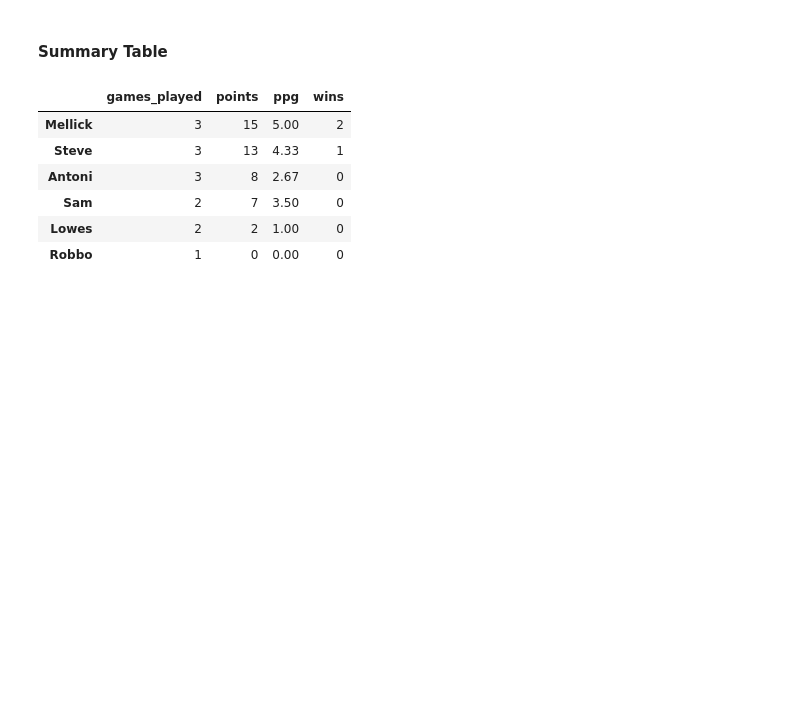
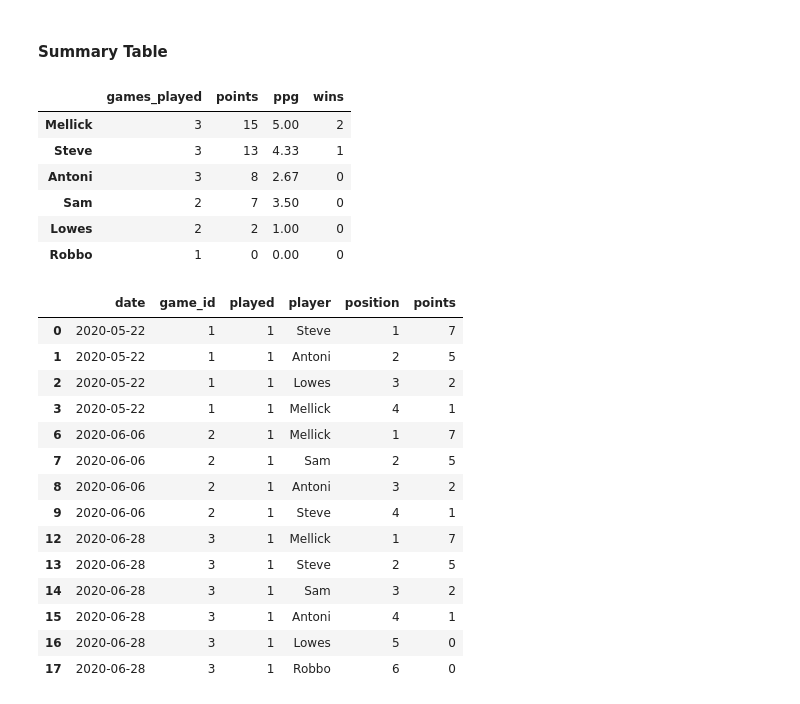
Before and after one commit to skarmaniolos/statistics, a Jupyter notebook: code/poker/Poker.ipynb, the cells around one changed output. Drawn from its saved outputs; the diff is of its cells as text; code cells hidden in the pictures; blank space fills up the shorter version.

```diff
--- a/code/poker/Poker.ipynb
+++ b/code/poker/Poker.ipynb
@@ -140,3 +140,34 @@ table.head(10)
 | Sam | 2 | 7 | 3.50 | 0 |
 | Lowes | 2 | 2 | 1.00 | 0 |
 | Robbo | 1 | 0 | 0.00 | 0 |
+# %%
+df=data
+
+# get unique player names as keys
+players = df['player'].unique()
+players = pd.DataFrame(players, columns=['player'])
+
+# getting player points
+points = df.groupby('player').agg({'points': 'sum'})
+
+df[df.played > 0]
+# # getting total games played
+# games_played = df[df['played'] > 0]
+# games_played = games_played["player"].value_counts()
+# games_played = games_played.to_frame(name='games_played')
+# %% [output]
+|  | date | game_id | played | player | position | points |
+| 0 | 2020-05-22 | 1 | 1 | Steve | 1 | 7 |
+| 1 | 2020-05-22 | 1 | 1 | Antoni | 2 | 5 |
+| 2 | 2020-05-22 | 1 | 1 | Lowes | 3 | 2 |
+| 3 | 2020-05-22 | 1 | 1 | Mellick | 4 | 1 |
+| 6 | 2020-06-06 | 2 | 1 | Mellick | 1 | 7 |
+| 7 | 2020-06-06 | 2 | 1 | Sam | 2 | 5 |
+| 8 | 2020-06-06 | 2 | 1 | Antoni | 3 | 2 |
+| 9 | 2020-06-06 | 2 | 1 | Steve | 4 | 1 |
+| 12 | 2020-06-28 | 3 | 1 | Mellick | 1 | 7 |
+| 13 | 2020-06-28 | 3 | 1 | Steve | 2 | 5 |
+| 14 | 2020-06-28 | 3 | 1 | Sam | 3 | 2 |
+| 15 | 2020-06-28 | 3 | 1 | Antoni | 4 | 1 |
+| 16 | 2020-06-28 | 3 | 1 | Lowes | 5 | 0 |
+| 17 | 2020-06-28 | 3 | 1 | Robbo | 6 | 0 |
```
Also changed, not shown: 2 other files.
